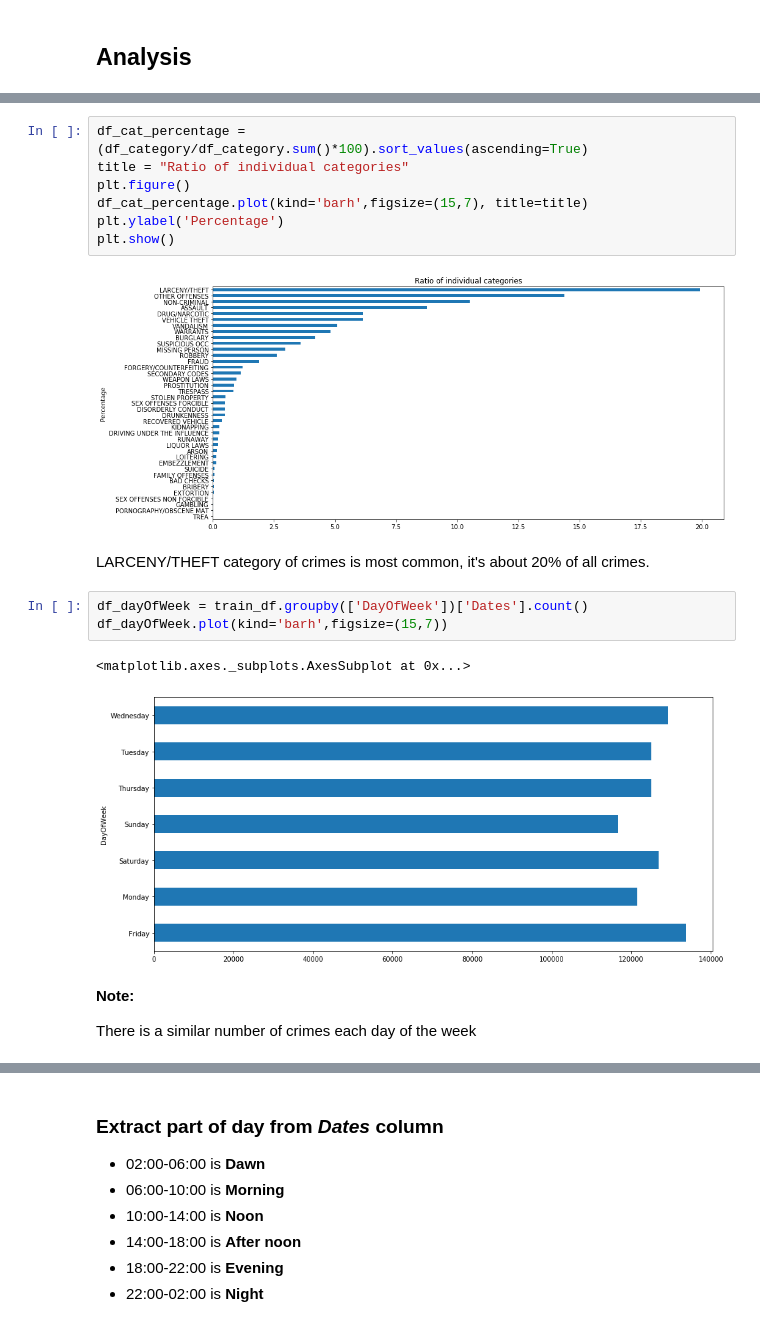
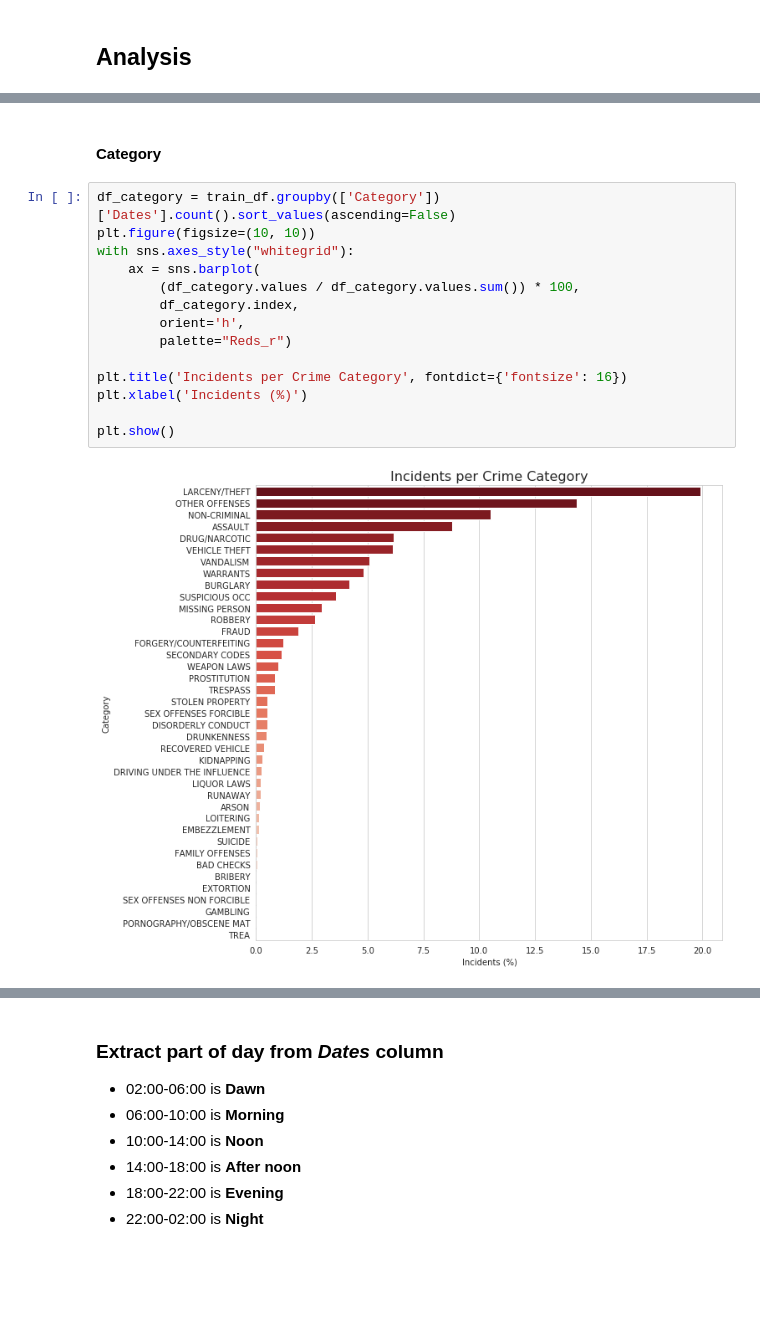
Before and after one commit to Frustrado/Crime-Classification, a Jupyter notebook: SF_crimes_analysis.ipynb, the cells around one changed output, grey strips where cells are left out. Drawn from its saved outputs; the diff is of its cells as text; blank space fills up the shorter version.

```diff
--- a/SF_crimes_analysis.ipynb
+++ b/SF_crimes_analysis.ipynb
@@ -181,21 +205,18 @@ df_category.plot(kind='barh',figsize=(15,7))
-# %%
-df_cat_percentage = (df_category/df_category.sum()*100).sort_values(ascending=True)
-title = "Ratio of individual categories"
-plt.figure()
-df_cat_percentage.plot(kind='barh',figsize=(15,7), title=title)
-plt.ylabel('Percentage')
-plt.show()
-# %% [output]
-[figure, removed]
-# %% [markdown]
-LARCENY/THEFT category of crimes is most common, it's about 20% of all crimes.
-# %%
-df_dayOfWeek = train_df.groupby(['DayOfWeek'])['Dates'].count()
-df_dayOfWeek.plot(kind='barh',figsize=(15,7))
-# %% [output]
-<matplotlib.axes._subplots.AxesSubplot at 0x...>
-[figure, removed]
-# %% [markdown]
-**Note:**
-
-There is a similar number of crimes each day of the week
+# %% [markdown]
+#### Category
+# %%
+df_category = train_df.groupby(['Category'])['Dates'].count().sort_values(ascending=False)
+plt.figure(figsize=(10, 10))
+with sns.axes_style("whitegrid"):
+    ax = sns.barplot(
+        (df_category.values / df_category.values.sum()) * 100,
+        df_category.index,
+        orient='h',
+        palette="Reds_r")
+
+plt.title('Incidents per Crime Category', fontdict={'fontsize': 16})
+plt.xlabel('Incidents (%)')
+
+plt.show()
+# %% [output]
+[figure, added]
```
Also changed, not shown: parts of 43 cells of this notebook.
